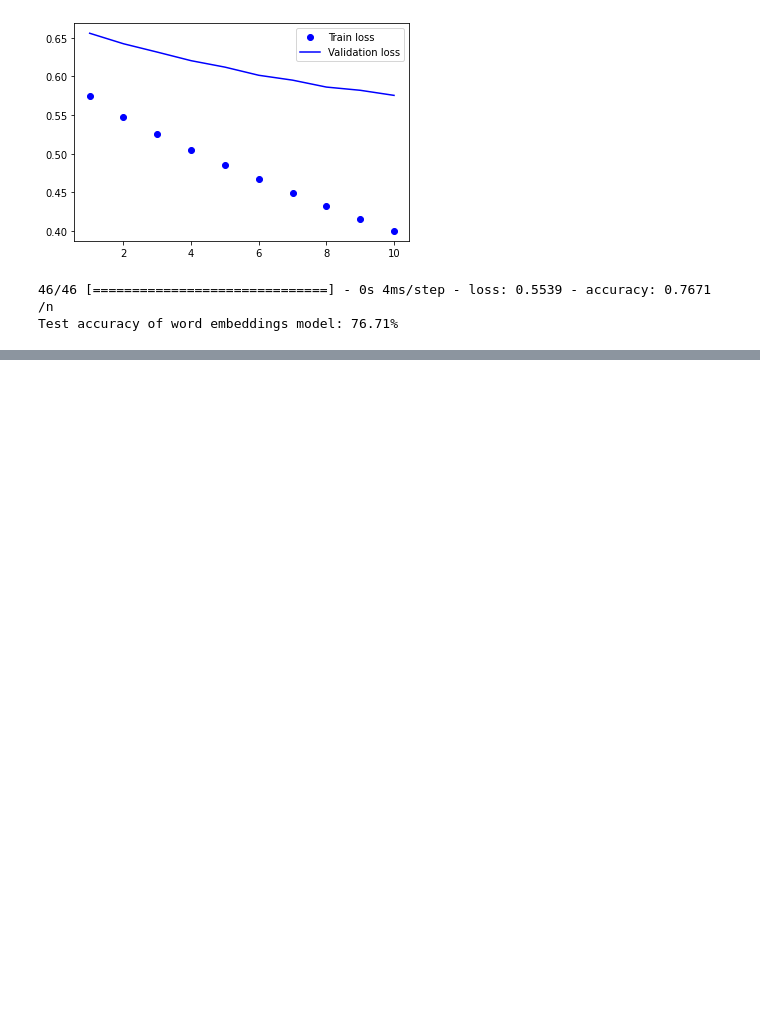
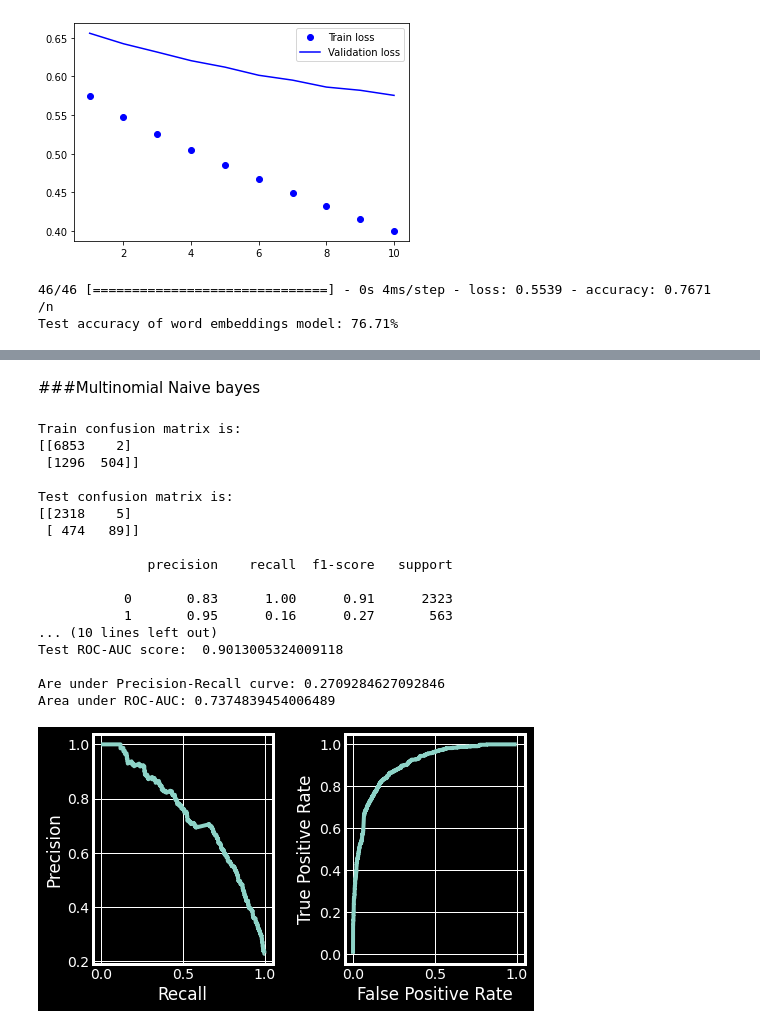
Before and after one commit to CLASHERBROs/datasicence-minor-project, a Jupyter notebook: data_sci_eval.ipynb, the cells around one changed output, grey strips where cells are left out. Saved outputs shown, nothing was run; the diff lists cells and outputs as text; code cells hidden in the pictures; blank space fills up the shorter version.

```diff
--- a/data_sci_eval.ipynb
+++ b/data_sci_eval.ipynb
@@ -690,0 +872,23 @@ Test accuracy of word embeddings model: 76.71%
+# %% [markdown]
+###Multinomial Naive bayes
+# %%
+m_train_accuracy, m_test_accuracy, m_train_auc, m_test_auc = check_scores(MultinomialNB(),x_train, x_test, y_train, y_test)
+# %% [output]
+Train confusion matrix is:
+[[6853    2]
+ [1296  504]]
+
+Test confusion matrix is:
+[[2318    5]
+ [ 474   89]]
+
+              precision    recall  f1-score   support
+
+           0       0.83      1.00      0.91      2323
+           1       0.95      0.16      0.27       563
+... (10 lines left out)
+Test ROC-AUC score:  0.9013005324009118
+
+Are under Precision-Recall curve: 0.2709284627092846
+Area under ROC-AUC: 0.7374839454006489
+[figure, added]
```
Also changed, not shown: parts of 60 cells of this notebook.
